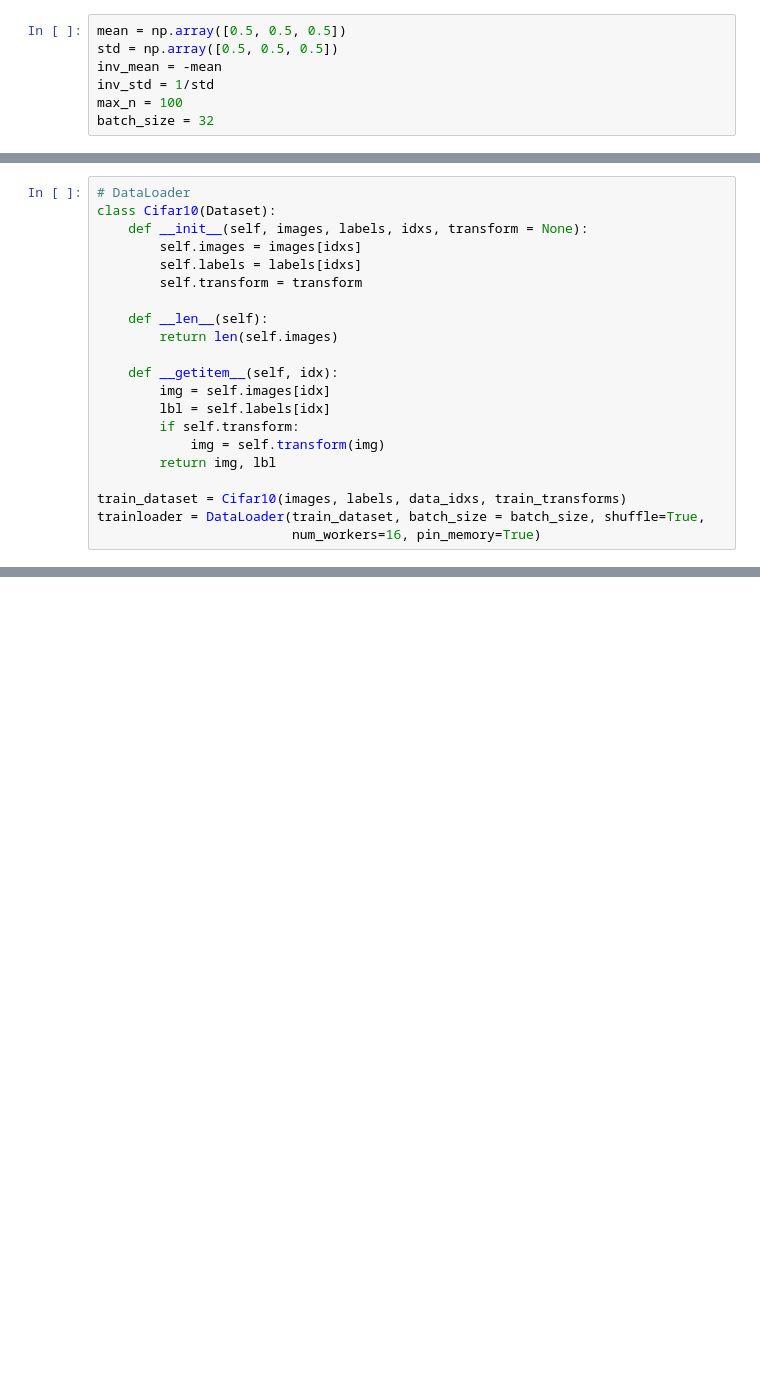
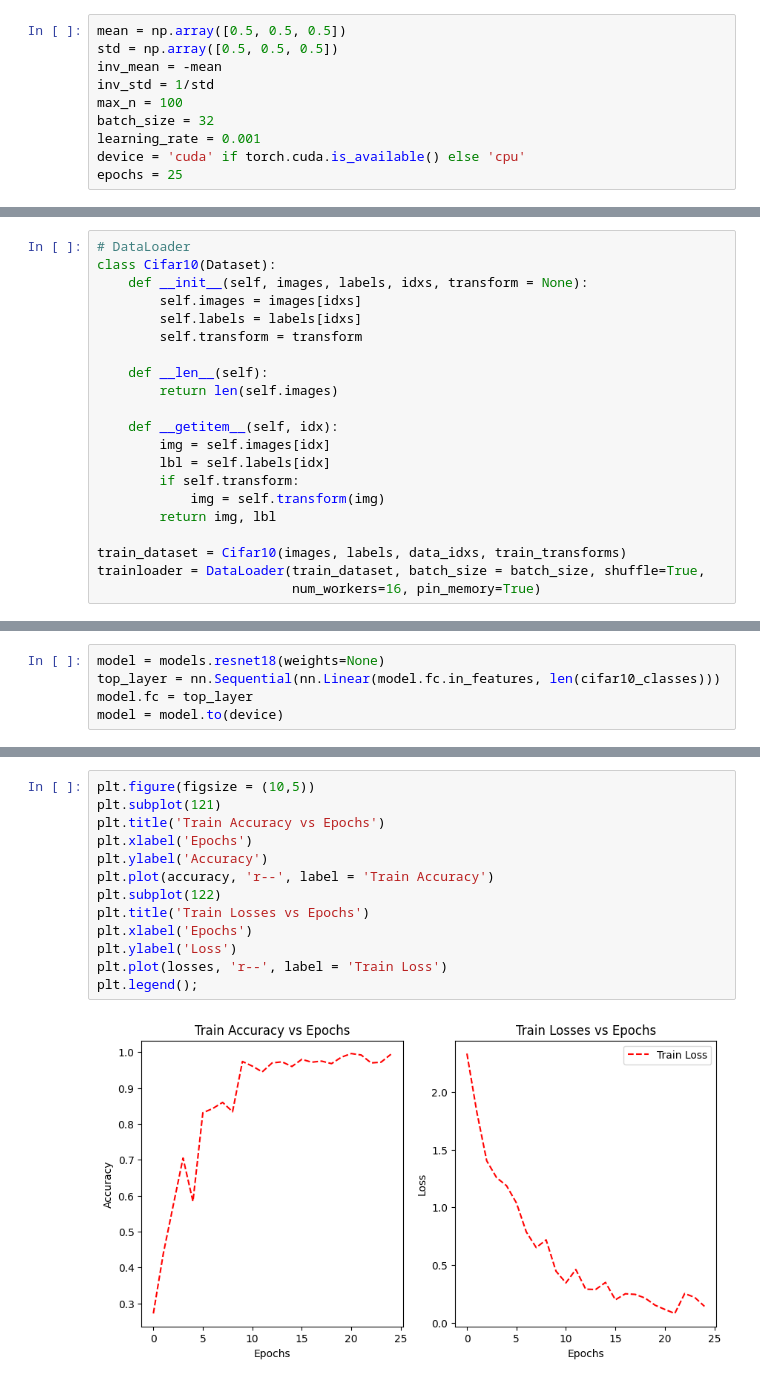
Before and after one commit to munish30monga/gnr_650, a Jupyter notebook: assignment_1.ipynb, the cells around one changed output, grey strips where cells are left out. Saved outputs shown, nothing was run; the diff lists cells and outputs as text; blank space fills up the shorter version.

Commit message:
Added Training loop

```diff
--- a/assignment_1.ipynb
+++ b/assignment_1.ipynb
@@ -18,6 +20,9 @@ inv_mean = -mean
 inv_std = 1/std
 max_n = 100
 batch_size = 32
+learning_rate = 0.001
+device = 'cuda' if torch.cuda.is_available() else 'cpu'
+epochs = 25
 # %% [markdown]
 # Loading Data (Taking Subset)
 # %%
@@ -87,0 +94,5 @@ trainloader = DataLoader(train_dataset, batch_size = batch_size, shuffle=True,
+# %%
+model = models.resnet18(weights=None)
+top_layer = nn.Sequential(nn.Linear(model.fc.in_features, len(cifar10_classes)))
+model.fc = top_layer
+model = model.to(device)
@@ -87,0 +159,15 @@ trainloader = DataLoader(train_dataset, batch_size = batch_size, shuffle=True,
+# %%
+plt.figure(figsize = (10,5))
+plt.subplot(121)
+plt.title('Train Accuracy vs Epochs')
+plt.xlabel('Epochs')
+plt.ylabel('Accuracy')
+plt.plot(accuracy, 'r--', label = 'Train Accuracy')
+plt.subplot(122)
+plt.title('Train Losses vs Epochs')
+plt.xlabel('Epochs')
+plt.ylabel('Loss')
+plt.plot(losses, 'r--', label = 'Train Loss')
+plt.legend();
+# %% [output]
+[figure, added]
```
Also changed, not shown: parts of 6 cells of this notebook.
